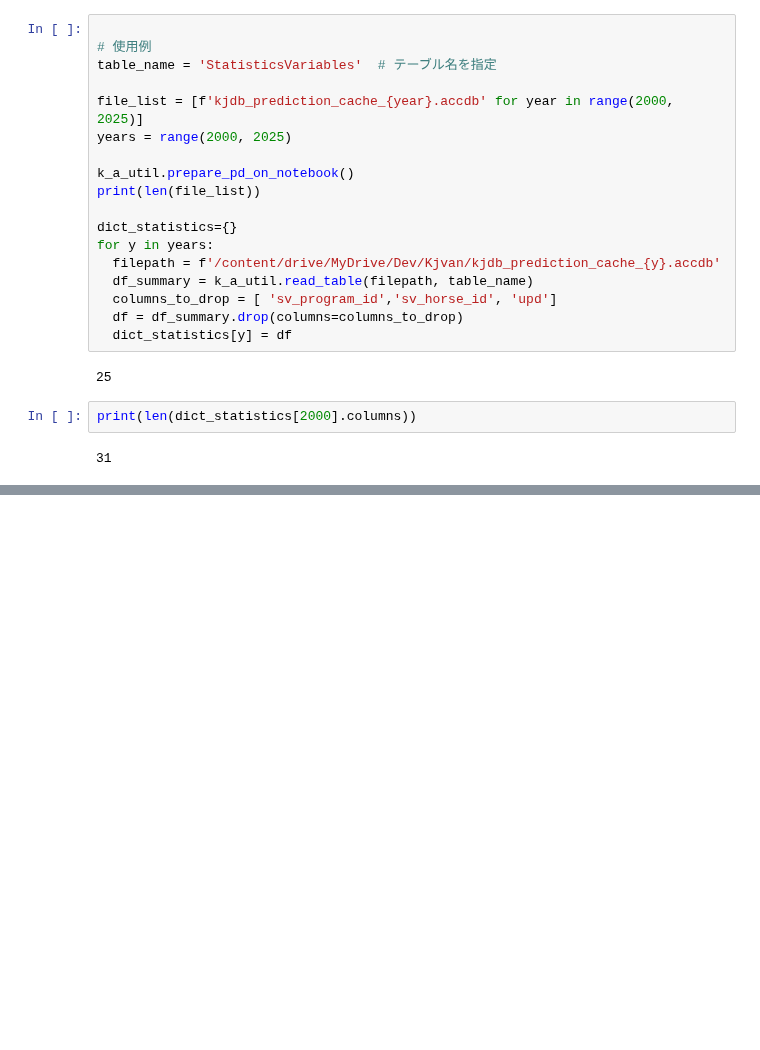
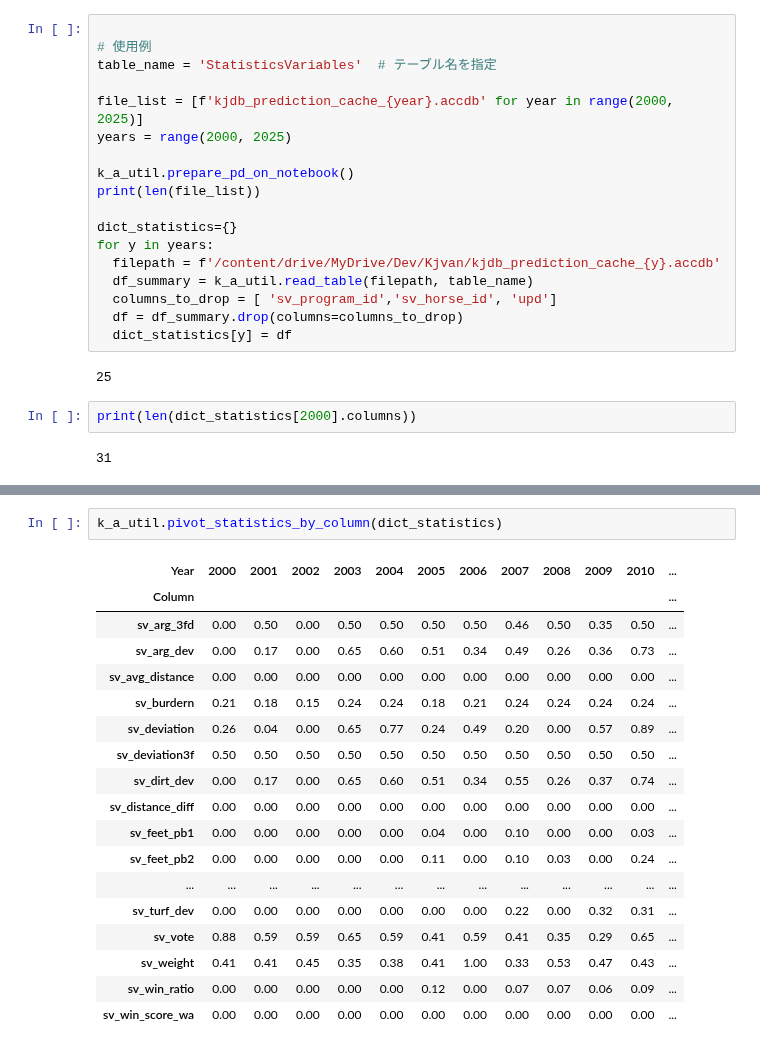
Before and after one commit to keeponing/py2_aider, a Jupyter notebook: 02_ヒストグラム/02_03_StatisticsVariables_ヒストグラム.ipynb, the cells around one changed output, grey strips where cells are left out. Drawn from its saved outputs; the diff is of its cells as text; blank space fills up the shorter version.

```diff
--- a/02_ヒストグラム/02_03_StatisticsVariables_ヒストグラム.ipynb
+++ b/02_ヒストグラム/02_03_StatisticsVariables_ヒストグラム.ipynb
@@ -83,0 +87,21 @@ k_a_util.plot_histograms(dict_statistics, rows=4, cols=8, dpi=72)
+# %%
+k_a_util.pivot_statistics_by_column(dict_statistics)
+# %% [output]
+| Year | 2000 | 2001 | 2002 | 2003 | 2004 | 2005 | 2006 | 2007 | 2008 | 2009 | 2010 | ... |
+| Column |  |  |  |  |  |  |  |  |  |  |  | ... |
+| sv_arg_3fd | 0.00 | 0.50 | 0.00 | 0.50 | 0.50 | 0.50 | 0.50 | 0.46 | 0.50 | 0.35 | 0.50 | ... |
+| sv_arg_dev | 0.00 | 0.17 | 0.00 | 0.65 | 0.60 | 0.51 | 0.34 | 0.49 | 0.26 | 0.36 | 0.73 | ... |
+| sv_avg_distance | 0.00 | 0.00 | 0.00 | 0.00 | 0.00 | 0.00 | 0.00 | 0.00 | 0.00 | 0.00 | 0.00 | ... |
+| sv_burdern | 0.21 | 0.18 | 0.15 | 0.24 | 0.24 | 0.18 | 0.21 | 0.24 | 0.24 | 0.24 | 0.24 | ... |
+| sv_deviation | 0.26 | 0.04 | 0.00 | 0.65 | 0.77 | 0.24 | 0.49 | 0.20 | 0.00 | 0.57 | 0.89 | ... |
+| sv_deviation3f | 0.50 | 0.50 | 0.50 | 0.50 | 0.50 | 0.50 | 0.50 | 0.50 | 0.50 | 0.50 | 0.50 | ... |
+| sv_dirt_dev | 0.00 | 0.17 | 0.00 | 0.65 | 0.60 | 0.51 | 0.34 | 0.55 | 0.26 | 0.37 | 0.74 | ... |
+| sv_distance_diff | 0.00 | 0.00 | 0.00 | 0.00 | 0.00 | 0.00 | 0.00 | 0.00 | 0.00 | 0.00 | 0.00 | ... |
+| sv_feet_pb1 | 0.00 | 0.00 | 0.00 | 0.00 | 0.00 | 0.04 | 0.00 | 0.10 | 0.00 | 0.00 | 0.03 | ... |
+| sv_feet_pb2 | 0.00 | 0.00 | 0.00 | 0.00 | 0.00 | 0.11 | 0.00 | 0.10 | 0.03 | 0.00 | 0.24 | ... |
+| ... | ... | ... | ... | ... | ... | ... | ... | ... | ... | ... | ... | ... |
+| sv_turf_dev | 0.00 | 0.00 | 0.00 | 0.00 | 0.00 | 0.00 | 0.00 | 0.22 | 0.00 | 0.32 | 0.31 | ... |
+| sv_vote | 0.88 | 0.59 | 0.59 | 0.65 | 0.59 | 0.41 | 0.59 | 0.41 | 0.35 | 0.29 | 0.65 | ... |
+| sv_weight | 0.41 | 0.41 | 0.45 | 0.35 | 0.38 | 0.41 | 1.00 | 0.33 | 0.53 | 0.47 | 0.43 | ... |
+| sv_win_ratio | 0.00 | 0.00 | 0.00 | 0.00 | 0.00 | 0.12 | 0.00 | 0.07 | 0.07 | 0.06 | 0.09 | ... |
+| sv_win_score_wa | 0.00 | 0.00 | 0.00 | 0.00 | 0.00 | 0.00 | 0.00 | 0.00 | 0.00 | 0.00 | 0.00 | ... |
```
Also changed, not shown: parts of 4 cells of this notebook.
